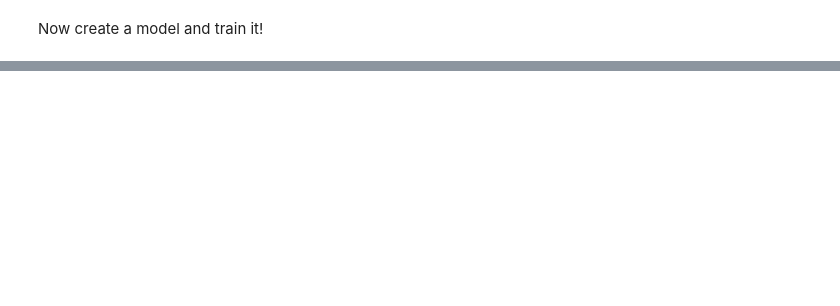
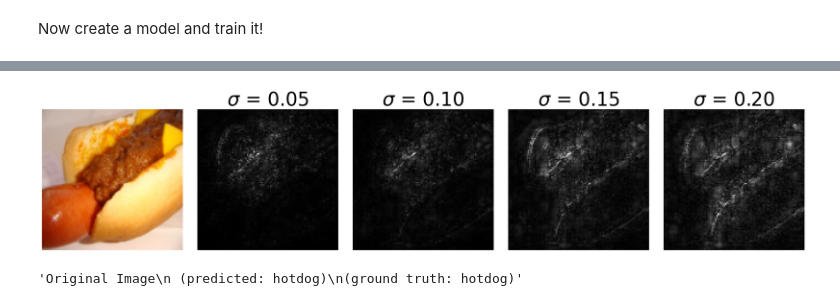
Before and after one commit to Neismo/02516DeepVision, a Jupyter notebook: Project1/IDLCV_Project_1_hotdog.ipynb, the cells around one changed output, grey strips where cells are left out. Drawn from its saved outputs; the diff is of its cells as text; code cells hidden in the pictures; blank space fills up the shorter version.

```diff
--- a/Project1/IDLCV_Project_1_hotdog.ipynb
+++ b/Project1/IDLCV_Project_1_hotdog.ipynb
@@ -388,0 +312,78 @@ plt.show()
+# %%
+def compute_smoothgrad(model: LinearHead, input_tensor: torch.Tensor, target: int, nt_samples: int=20, stdev: float=0.15):
+    model.eval()
+    grads = []
+    for _ in range(nt_samples):
+        # Add Gaussian noise
+        noisy_input = input_tensor + torch.randn_like(input_tensor) * stdev
+        noisy_input.retain_grad()
+        # Forward pass
+        output = model(noisy_input)
+
+        # Backward for the target class
+        model.zero_grad()
+        output[0, target].backward()
+
+        # Collect gradient
+        grads.append(noisy_input.grad.data)
+
+    # Average the gradients
+    smooth_grad = torch.stack(grads).mean(dim=0)
+    return smooth_grad
+
+# Load the best model
+best_model = LinearHead(resnet).to(device)
+best_model.load_state_dict(torch.load(best_model_path))
+
+# Get a sample from the test set
+sample_data, sample_target = testset[0]
+sample_data = sample_data.reshape(1, *sample_data.shape).to(device)
+sample_target = torch.tensor([sample_target]).to(device)
+sample_data.requires_grad = True
+
+# Define range of stdev values: 0 to 1 with step 0.05
+stdev_values = np.arange(0.05, 0.25, 0.05)  # Includes 0, 0.05, ..., 1.0
+
+# Compute SmoothGrad for each stdev
+smooth_grads = []
+for stdev in stdev_values:
+    smooth_grad = compute_smoothgrad(best_model, sample_data, sample_target, nt_samples=50, stdev=stdev)
+    # Convert to grayscale by summing across channels
+    smooth_grad_np = smooth_grad.squeeze().cpu().numpy()
+    smooth_grad_np = np.abs(smooth_grad_np).sum(axis=0)  # Sum absolute values across channels
+    # Normalize for visualization
+    if stdev > 0:  # Avoid division by zero for stdev=0
+        smooth_grad_np = (smooth_grad_np - smooth_grad_np.min()) / (smooth_grad_np.max() - smooth_grad_np.min() + 1e-8)
+    smooth_grads.append(smooth_grad_np)
+
+# Prepare original image for visualization (keep in RGB)
+sample_data_np = sample_data.squeeze().cpu().detach().numpy()
+sample_data_np = (sample_data_np - sample_data_np.min()) / (sample_data_np.max() - sample_data_np.min())
+
+# Plot original image and all SmoothGrad maps
+n_cols = 5  # Number of columns in the plot grid
+n_rows = (len(stdev_values) + 1) // n_cols + 1  # +1 for original image
+plt.figure(figsize=(n_cols * 4, n_rows * 4))
+
+# Print predicted class
+predicted_class = best_model(sample_data).argmax(1).item()
+
+# Plot original image (in RGB)
+plt.subplot(n_rows, n_cols, 1)
+plt.imshow(np.transpose(sample_data_np, (1, 2, 0)))
+plt.axis('off')
+
+# Plot SmoothGrad maps (in grayscale)
+for i, (stdev, smooth_grad_np) in enumerate(zip(stdev_values, smooth_grads), start=2):
+    plt.subplot(n_rows, n_cols, i)
+    plt.imshow(smooth_grad_np, cmap='gray')  # Use grayscale colormap
+    plt.title(r'$\sigma$ = {:.2f}'.format(stdev), fontsize=35)
+    plt.axis('off')
+
+plt.tight_layout()
+plt.show()
+
+f'Original Image\n (predicted: {["hotdog", "not hotdog"][predicted_class]})\n(ground truth: {["hotdog", "not hotdog"][sample_target]})'
+# %% [output]
+[figure, added]
+'Original Image\n (predicted: hotdog)\n(ground truth: hotdog)'
```
Also changed, not shown: parts of 14 cells of this notebook, 3 other files.
